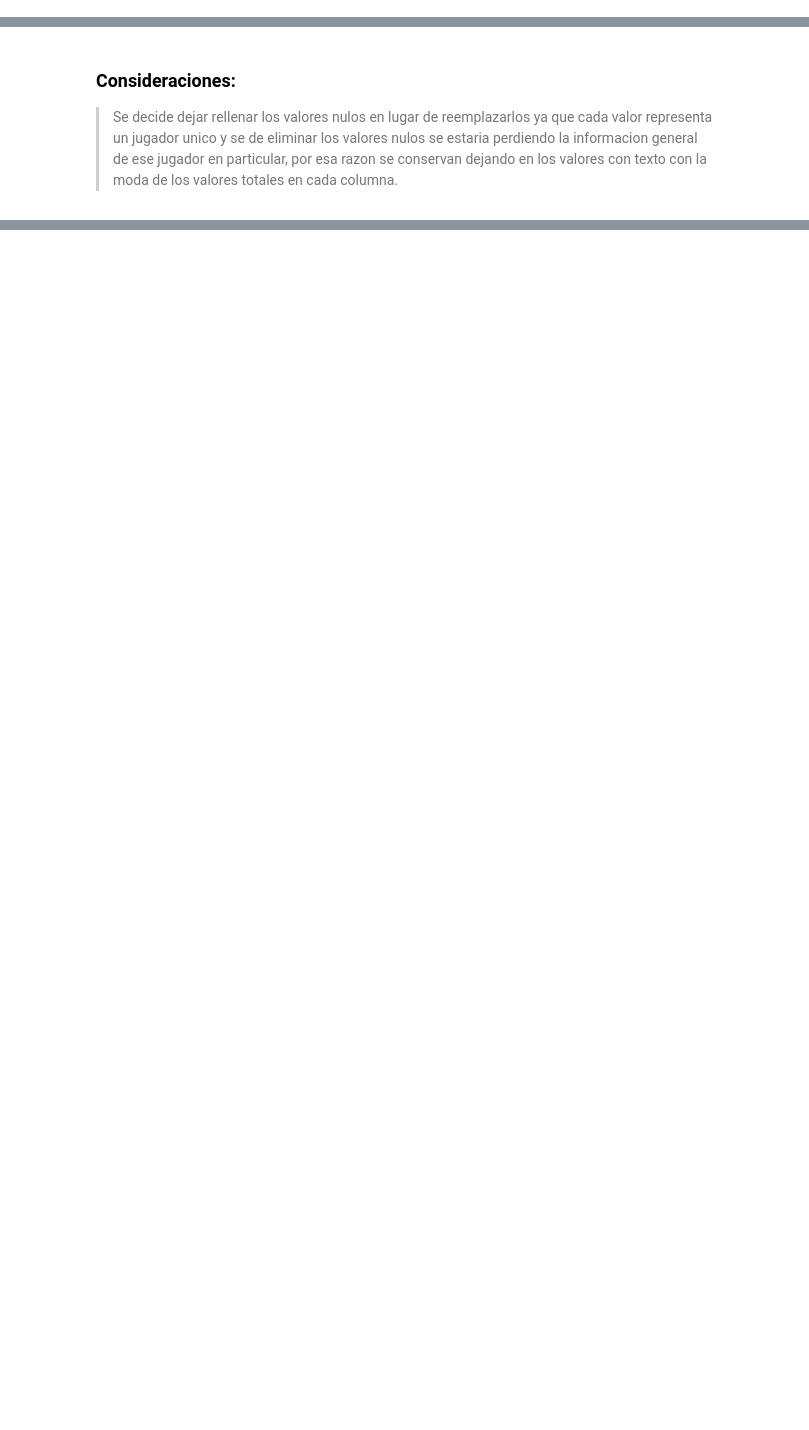
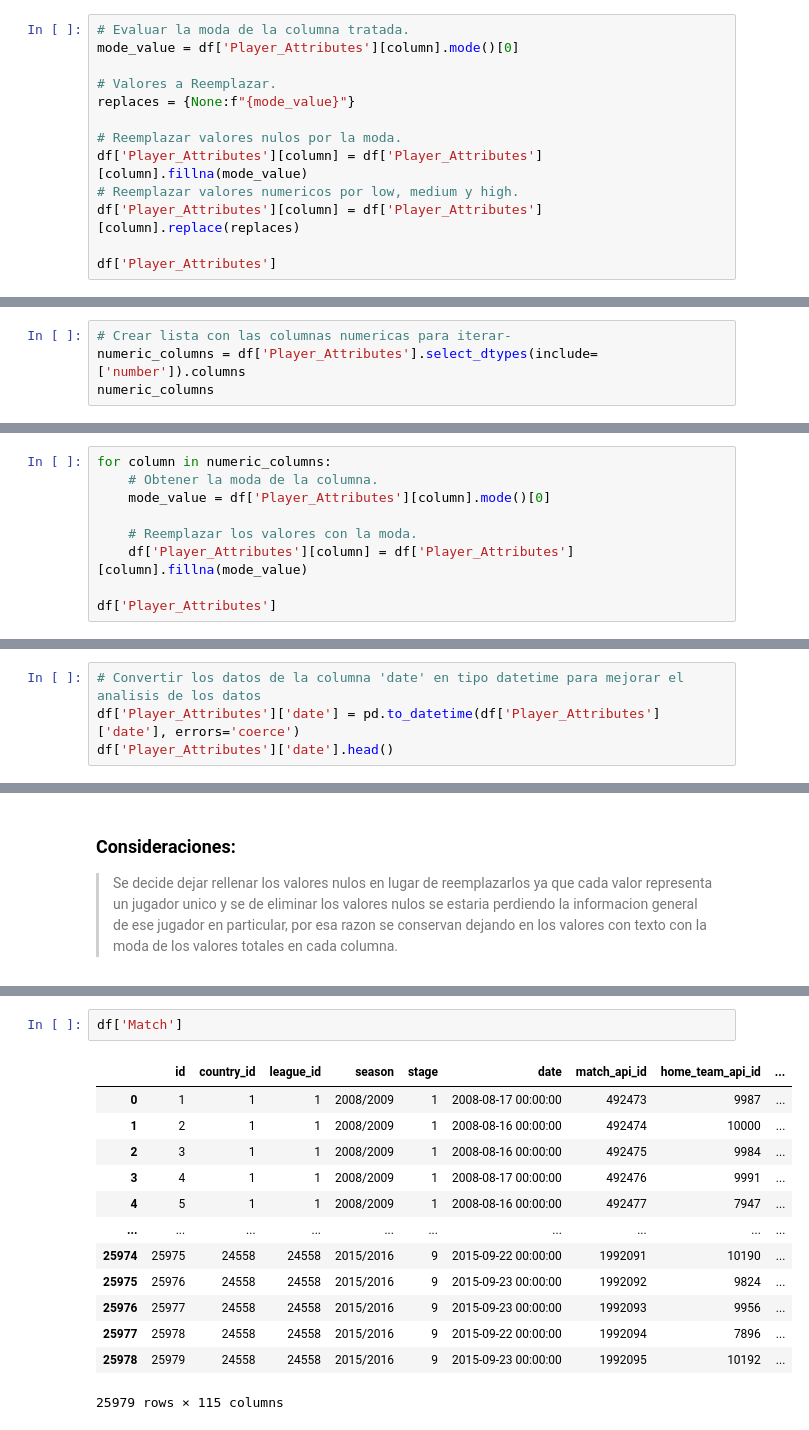
Before and after one commit to rammerbot/mi_casino_test, a Jupyter notebook: mi_casino_test.ipynb, the cells around one changed output, grey strips where cells are left out. Cells and saved outputs as stored; diff of their text form; blank space fills up the shorter version.

Commit message:
feat: Carga de script ETL para el las tablas 'Player_Attributes', 'Match'

```diff
--- a/mi_casino_test.ipynb
+++ b/mi_casino_test.ipynb
@@ -434,0 +548,13 @@ array(['medium', 'high', 'low'], dtype=object)
+# %%
+# Evaluar la moda de la columna tratada.
+mode_value = df['Player_Attributes'][column].mode()[0]
+
+# Valores a Reemplazar.
+replaces = {None:f"{mode_value}"}
+
+# Reemplazar valores nulos por la moda.
+df['Player_Attributes'][column] = df['Player_Attributes'][column].fillna(mode_value)
+# Reemplazar valores numericos por low, medium y high.
+df['Player_Attributes'][column] = df['Player_Attributes'][column].replace(replaces)
+
+df['Player_Attributes']
@@ -434,0 +577,4 @@ array(['medium', 'high', 'low'], dtype=object)
+# %%
+# Crear lista con las columnas numericas para iterar-
+numeric_columns = df['Player_Attributes'].select_dtypes(include=['number']).columns
+numeric_columns
@@ -434,0 +592,9 @@ array(['medium', 'high', 'low'], dtype=object)
+# %%
+for column in numeric_columns:
+    # Obtener la moda de la columna.
+    mode_value = df['Player_Attributes'][column].mode()[0]
+
+    # Reemplazar los valores con la moda.
+    df['Player_Attributes'][column] = df['Player_Attributes'][column].fillna(mode_value)
+
+df['Player_Attributes']
@@ -434,0 +615,4 @@ array(['medium', 'high', 'low'], dtype=object)
+# %%
+# Convertir los datos de la columna 'date' en tipo datetime para mejorar el analisis de los datos
+df['Player_Attributes']['date'] = pd.to_datetime(df['Player_Attributes']['date'], errors='coerce')
+df['Player_Attributes']['date'].head()
@@ -437,0 +631,16 @@ array(['medium', 'high', 'low'], dtype=object)
+# %%
+df['Match']
+# %% [output]
+|  | id | country_id | league_id | season | stage | date | match_api_id | home_team_api_id | ... |
+| 0 | 1 | 1 | 1 | 2008/2009 | 1 | 2008-08-17 00:00:00 | 492473 | 9987 | ... |
+| 1 | 2 | 1 | 1 | 2008/2009 | 1 | 2008-08-16 00:00:00 | 492474 | 10000 | ... |
+| 2 | 3 | 1 | 1 | 2008/2009 | 1 | 2008-08-16 00:00:00 | 492475 | 9984 | ... |
+| 3 | 4 | 1 | 1 | 2008/2009 | 1 | 2008-08-17 00:00:00 | 492476 | 9991 | ... |
+| 4 | 5 | 1 | 1 | 2008/2009 | 1 | 2008-08-16 00:00:00 | 492477 | 7947 | ... |
+| ... | ... | ... | ... | ... | ... | ... | ... | ... | ... |
+| 25974 | 25975 | 24558 | 24558 | 2015/2016 | 9 | 2015-09-22 00:00:00 | 1992091 | 10190 | ... |
+| 25975 | 25976 | 24558 | 24558 | 2015/2016 | 9 | 2015-09-23 00:00:00 | 1992092 | 9824 | ... |
+| 25976 | 25977 | 24558 | 24558 | 2015/2016 | 9 | 2015-09-23 00:00:00 | 1992093 | 9956 | ... |
+| 25977 | 25978 | 24558 | 24558 | 2015/2016 | 9 | 2015-09-22 00:00:00 | 1992094 | 7896 | ... |
+| 25978 | 25979 | 24558 | 24558 | 2015/2016 | 9 | 2015-09-23 00:00:00 | 1992095 | 10192 | ... |
+25979 rows × 115 columns
```
Also changed, not shown: parts of 23 cells of this notebook.
